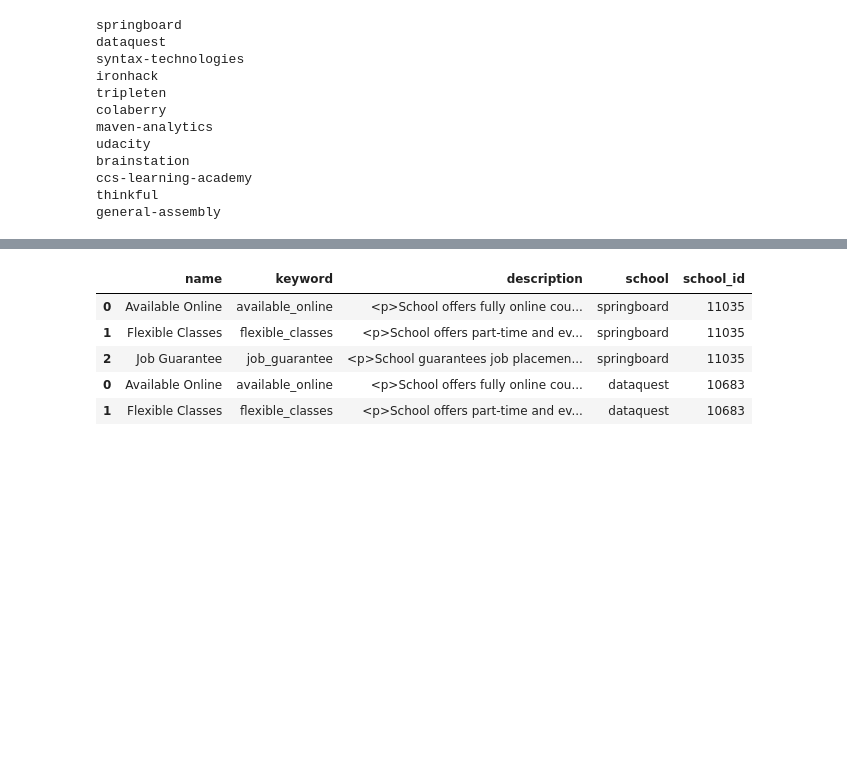
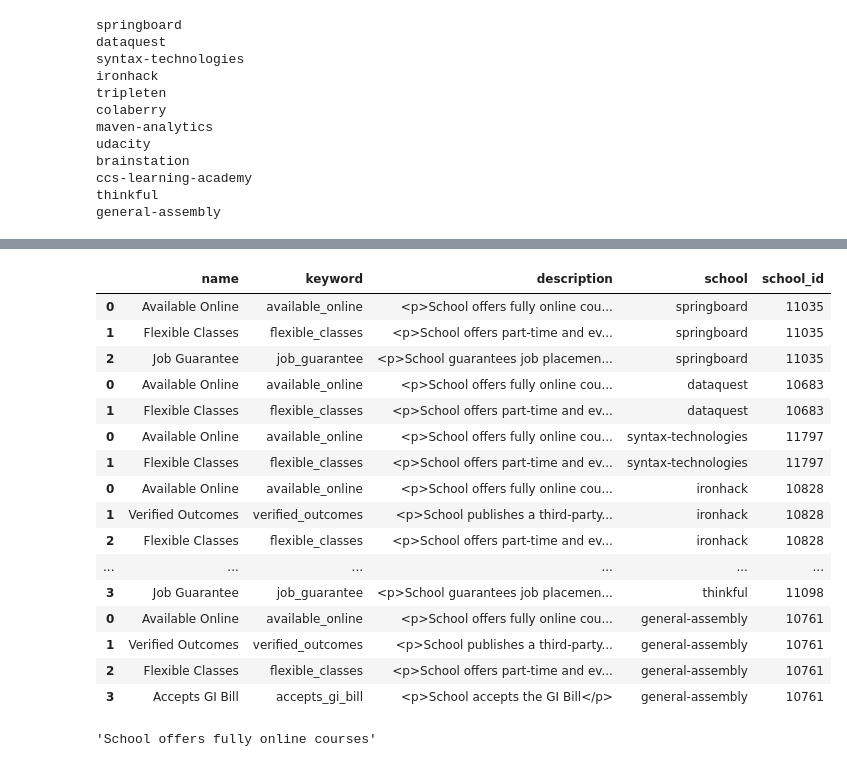
Before and after one commit to MeenuDSaini/project_sql, a Jupyter notebook: switchup_scraper.ipynb, the cells around one changed output, grey strips where cells are left out. Drawn from its saved outputs; the diff is of its cells as text; code cells hidden in the pictures; blank space fills up the shorter version.

```diff
--- a/switchup_scraper.ipynb
+++ b/switchup_scraper.ipynb
@@ -151,7 +134,7 @@ schools
 # could you write this as a list comprehension? ;)
 comments = []
 
-for school in schools.keys():
+for school in school_id_dict.keys():
     print(school)
     comments.append(get_comments_school(school))
 comments = pd.concat(comments)
@@ -193,6 +272,7 @@ def get_school_info(school, school_id):
     data = requests.get(url).json()
 
     data.keys()
+    print(data)
 
     courses = data['content']['courses']
     courses_df = pd.DataFrame(courses, columns= ['courses'])
@@ -226,7 +306,7 @@ courses_list = []
 badges_list = []
 schools_list = []
 
-for school, id in schools.items():
+for school, id in school_id_dict.items():
     print(school)
     a,b,c,d = get_school_info(school,id)
 
@@ -291,10 +420,21 @@ courses.head(10)
 # %%
 badges = pd.concat(badges_list)
-badges.head()
+badges
 # %% [output]
 |  | name | keyword | description | school | school_id |
 | 0 | Available Online | available_online | <p>School offers fully online cou... | springboard | 11035 |
 | 1 | Flexible Classes | flexible_classes | <p>School offers part-time and ev... | springboard | 11035 |
 | 2 | Job Guarantee | job_guarantee | <p>School guarantees job placemen... | springboard | 11035 |
 | 0 | Available Online | available_online | <p>School offers fully online cou... | dataquest | 10683 |
 | 1 | Flexible Classes | flexible_classes | <p>School offers part-time and ev... | dataquest | 10683 |
+| 0 | Available Online | available_online | <p>School offers fully online cou... | syntax-technologies | 11797 |
+| 1 | Flexible Classes | flexible_classes | <p>School offers part-time and ev... | syntax-technologies | 11797 |
+| 0 | Available Online | available_online | <p>School offers fully online cou... | ironhack | 10828 |
+| 1 | Verified Outcomes | verified_outcomes | <p>School publishes a third-party... | ironhack | 10828 |
+| 2 | Flexible Classes | flexible_classes | <p>School offers part-time and ev... | ironhack | 10828 |
+| ... | ... | ... | ... | ... | ... |
+| 3 | Job Guarantee | job_guarantee | <p>School guarantees job placemen... | thinkful | 11098 |
+| 0 | Available Online | available_online | <p>School offers fully online cou... | general-assembly | 10761 |
+| 1 | Verified Outcomes | verified_outcomes | <p>School publishes a third-party... | general-assembly | 10761 |
+| 2 | Flexible Classes | flexible_classes | <p>School offers part-time and ev... | general-assembly | 10761 |
+| 3 | Accepts GI Bill | accepts_gi_bill | <p>School accepts the GI Bill</p> | general-assembly | 10761 |
@@ -300,0 +443,5 @@ badges.head()
+# %%
+text = '<p>School offers fully online courses</p>'
+text.split('>')[1].split('<')[0]
+# %% [output]
+'School offers fully online courses'
```
Also changed, not shown: parts of 32 cells of this notebook, 6 other files.
